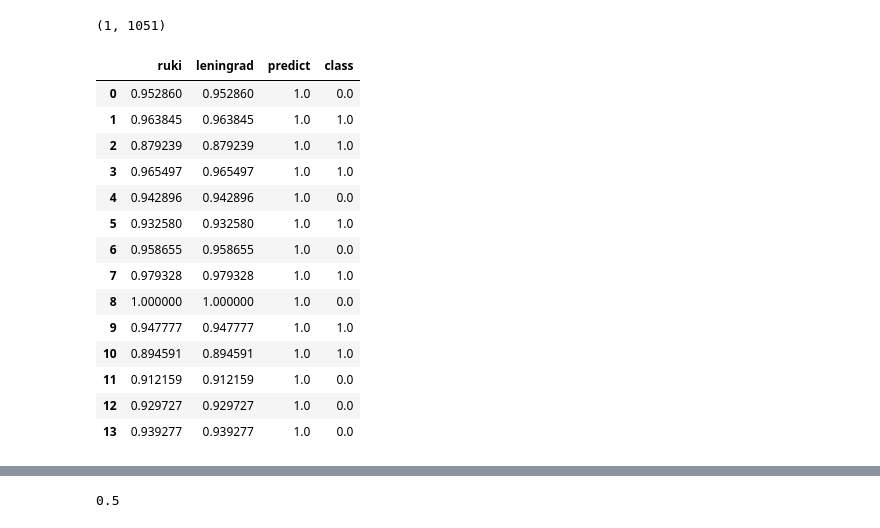
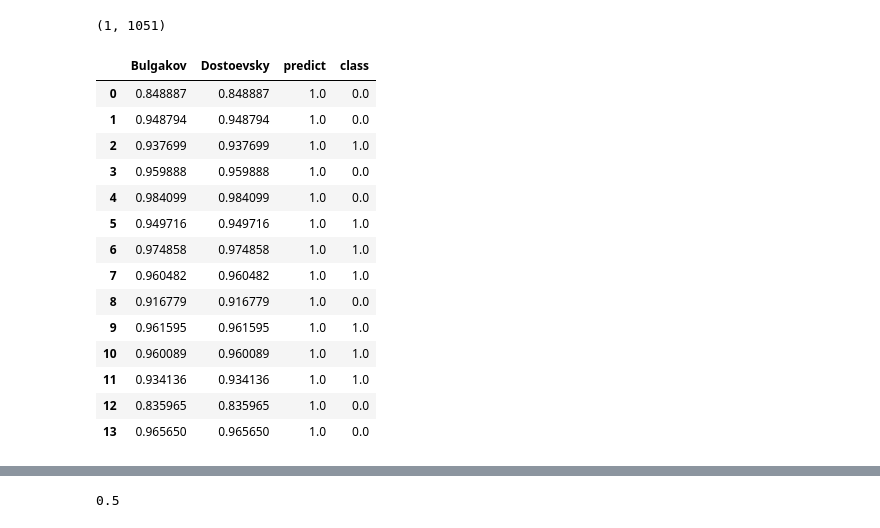
Before and after one commit to breadrock1/ML-labs, a Jupyter notebook: lab6/L6_NLP.ipynb, the cells around one changed output, grey strips where cells are left out. Drawn from its saved outputs; the diff is of its cells as text; code cells hidden in the pictures.

```diff
--- a/lab6/L6_NLP.ipynb
+++ b/lab6/L6_NLP.ipynb
@@ -102,39 +102,39 @@ bof_train.toarray().shape
 # %% [output]
 (20, 1051)
 # %%
-r_mean_bof = np.sum(bof_train[y_train.equals(0)], axis=0)
-r_mean_bof.shape
+B_mean_bof = np.sum(bof_train[y_train.equals(0)], axis=0)
+B_mean_bof.shape
 # %% [output]
 (1, 1051)
 # %%
-l_mean_bof = np.sum(bof_train[y_train.equals(1)], axis=0)
+D_mean_bof = np.sum(bof_train[y_train.equals(1)], axis=0)
 # %%
 from scipy.spatial.distance import cosine
-bof_r = np.apply_along_axis(cosine, 1, bof_test.toarray(), v=r_mean_bof)
-bof_l = np.apply_along_axis(cosine, 1, bof_test.toarray(), v=l_mean_bof)
+bof_B = np.apply_along_axis(cosine, 1, bof_test.toarray(), v=B_mean_bof)
+bof_D = np.apply_along_axis(cosine, 1, bof_test.toarray(), v=D_mean_bof)
 
 bof_results = pd.DataFrame([
-    bof_r,
-    bof_l,
-    np.maximum(bof_r, bof_l) == bof_l,
-    y_test], index=["ruki", "leningrad", "predict", "class"]).T.astype(np.float)
+    bof_B,
+    bof_D,
+    np.maximum(bof_B, bof_D) == bof_D,
+    y_test], index=["Bulgakov", "Dostoevsky", "predict", "class"]).T.astype(np.float)
 bof_results
 # %% [output]
-|  | ruki | leningrad | predict | class |
-| 0 | 0.952860 | 0.952860 | 1.0 | 0.0 |
-| 1 | 0.963845 | 0.963845 | 1.0 | 1.0 |
-| 2 | 0.879239 | 0.879239 | 1.0 | 1.0 |
-| 3 | 0.965497 | 0.965497 | 1.0 | 1.0 |
-| 4 | 0.942896 | 0.942896 | 1.0 | 0.0 |
-| 5 | 0.932580 | 0.932580 | 1.0 | 1.0 |
-| 6 | 0.958655 | 0.958655 | 1.0 | 0.0 |
-| 7 | 0.979328 | 0.979328 | 1.0 | 1.0 |
-| 8 | 1.000000 | 1.000000 | 1.0 | 0.0 |
-| 9 | 0.947777 | 0.947777 | 1.0 | 1.0 |
-| 10 | 0.894591 | 0.894591 | 1.0 | 1.0 |
-| 11 | 0.912159 | 0.912159 | 1.0 | 0.0 |
-| 12 | 0.929727 | 0.929727 | 1.0 | 0.0 |
-| 13 | 0.939277 | 0.939277 | 1.0 | 0.0 |
+|  | Bulgakov | Dostoevsky | predict | class |
+| 0 | 0.848887 | 0.848887 | 1.0 | 0.0 |
+| 1 | 0.948794 | 0.948794 | 1.0 | 0.0 |
+| 2 | 0.937699 | 0.937699 | 1.0 | 1.0 |
+| 3 | 0.959888 | 0.959888 | 1.0 | 0.0 |
+| 4 | 0.984099 | 0.984099 | 1.0 | 0.0 |
+| 5 | 0.949716 | 0.949716 | 1.0 | 1.0 |
+| 6 | 0.974858 | 0.974858 | 1.0 | 1.0 |
+| 7 | 0.960482 | 0.960482 | 1.0 | 1.0 |
+| 8 | 0.916779 | 0.916779 | 1.0 | 0.0 |
+| 9 | 0.961595 | 0.961595 | 1.0 | 1.0 |
+| 10 | 0.960089 | 0.960089 | 1.0 | 1.0 |
+| 11 | 0.934136 | 0.934136 | 1.0 | 1.0 |
+| 12 | 0.835965 | 0.835965 | 1.0 | 0.0 |
+| 13 | 0.965650 | 0.965650 | 1.0 | 0.0 |
 # %%
 print(X_test)
 # %% [output]
```
Also changed, not shown: parts of 23 cells of this notebook, 2 other files.
